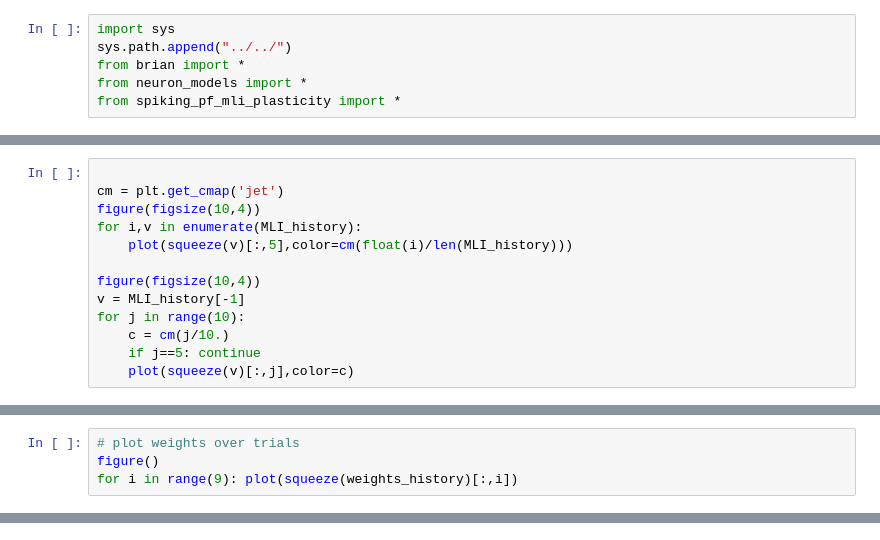
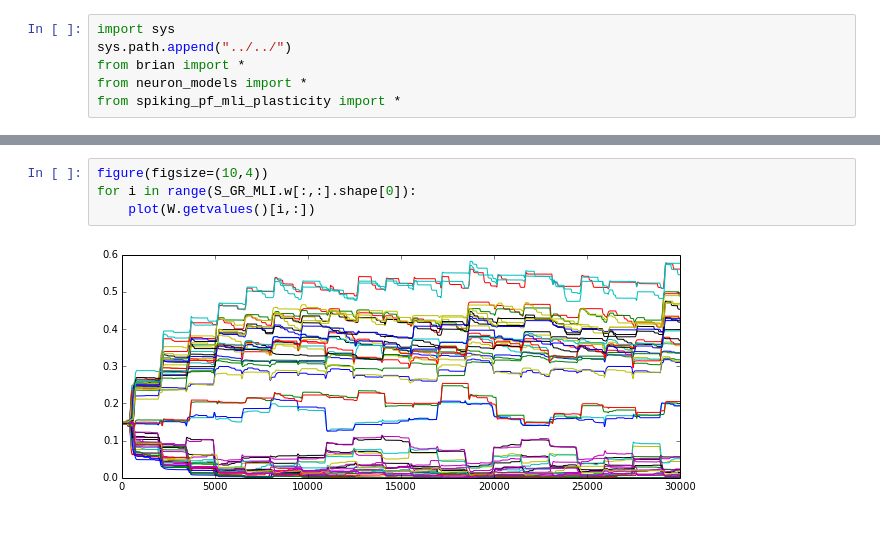
Before and after one commit to blennon/research, a Jupyter notebook: spiking_pf_mli_plasticity/notebooks/pf_cf_mli.ipynb, the cells around one changed output, grey strips where cells are left out. Drawn from its saved outputs; the diff is of its cells as text.

```diff
--- a/spiking_pf_mli_plasticity/notebooks/pf_cf_mli.ipynb
+++ b/spiking_pf_mli_plasticity/notebooks/pf_cf_mli.ipynb
@@ -85,13 +99,0 @@ for i in range(20):
-# %%
-
-cm = plt.get_cmap('jet')
-figure(figsize(10,4))
-for i,v in enumerate(MLI_history):
-    plot(squeeze(v)[:,5],color=cm(float(i)/len(MLI_history)))
-
-figure(figsize(10,4))
-v = MLI_history[-1]
-for j in range(10):
-    c = cm(j/10.)
-    if j==5: continue
-    plot(squeeze(v)[:,j],color=c)
@@ -101,4 +99,0 @@ for j in range(10):
-# %%
-# plot weights over trials
-figure()
-for i in range(9): plot(squeeze(weights_history)[:,i])
@@ -162,0 +123,6 @@ for i in range(3): plot(squeeze(weights_history)[:,i])
+# %%
+figure(figsize=(10,4))
+for i in range(S_GR_MLI.w[:,:].shape[0]):
+    plot(W.getvalues()[i,:])
+# %% [output]
+[figure, added]
```
Also changed, not shown: parts of 8 cells of this notebook, 2 other files.
